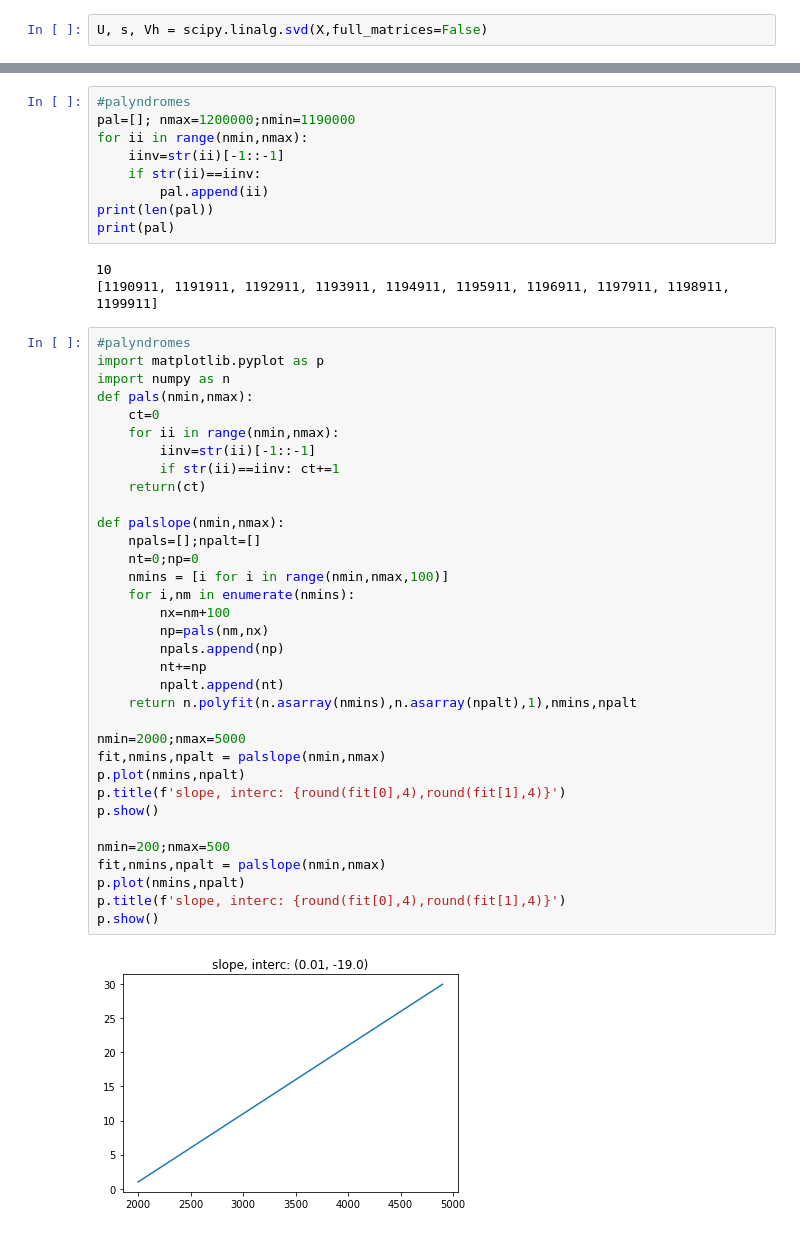
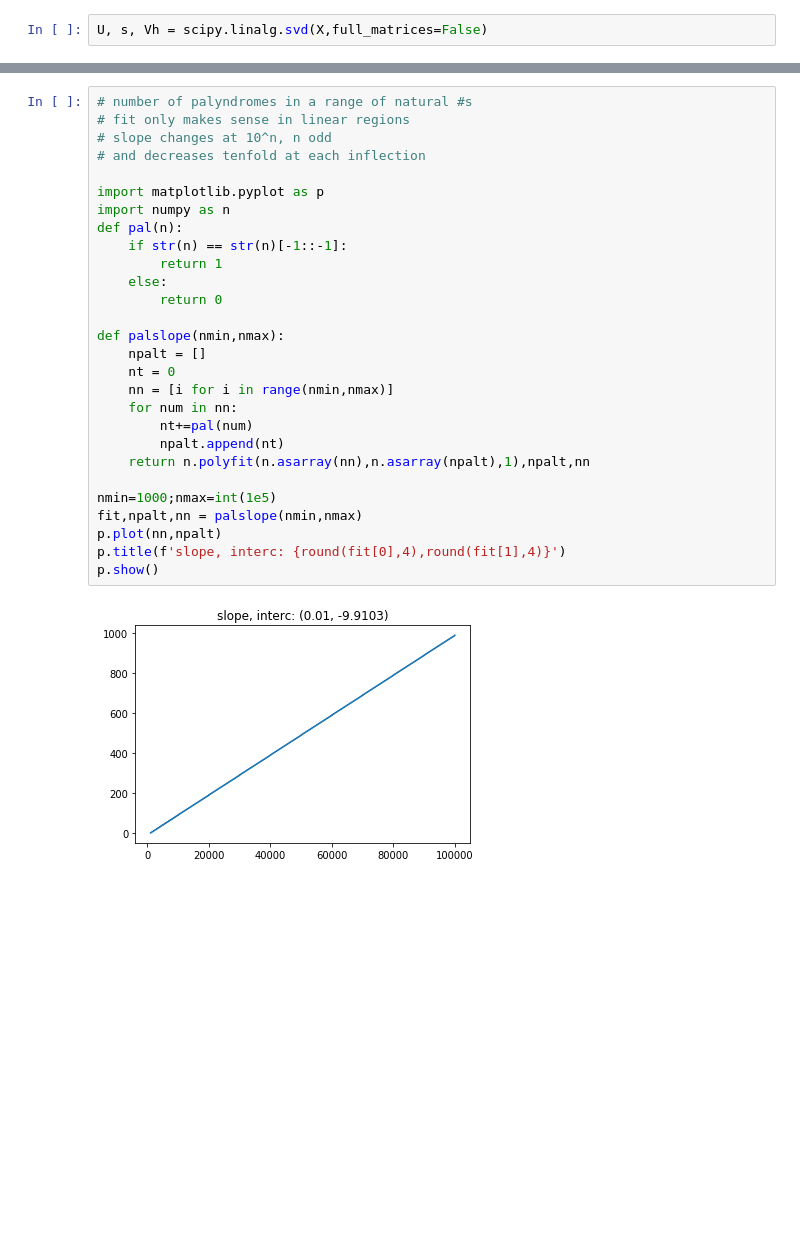
Before and after one commit to vfiore/100DOC, a Jupyter notebook: 100daysofcode.ipynb, the cells around one changed output, grey strips where cells are left out. Drawn from its saved outputs; the diff is of its cells as text; blank space fills up the shorter version.

```diff
--- a/100daysofcode.ipynb
+++ b/100daysofcode.ipynb
@@ -1119,48 +1113,30 @@ anna is palyndrome: anna
-# %%
-#palyndromes
-pal=[]; nmax=1200000;nmin=1190000
-for ii in range(nmin,nmax):
-    iinv=str(ii)[-1::-1]
-    if str(ii)==iinv:
-        pal.append(ii)
-print(len(pal))
-print(pal)
-# %% [output]
-10
-[1190911, 1191911, 1192911, 1193911, 1194911, 1195911, 1196911, 1197911, 1198911, 1199911]
 # %%
-#palyndromes
+# number of palyndromes in a range of natural #s
+# fit only makes sense in linear regions
+# slope changes at 10^n, n odd
+# and decreases tenfold at each inflection
+
 import matplotlib.pyplot as p
 import numpy as n
-def pals(nmin,nmax):
-    ct=0
-    for ii in range(nmin,nmax):
-        iinv=str(ii)[-1::-1]
-        if str(ii)==iinv: ct+=1
-    return(ct)
+def pal(n):
+    if str(n) == str(n)[-1::-1]:
+        return 1
+    else:
+        return 0
 
 def palslope(nmin,nmax):
-    npals=[];npalt=[]
-    nt=0;np=0
-    nmins = [i for i in range(nmin,nmax,100)]
-    for i,nm in enumerate(nmins):
-        nx=nm+100
-        np=pals(nm,nx)
-        npals.append(np)
-        nt+=np
+    npalt = []
+    nt = 0
+    nn = [i for i in range(nmin,nmax)]
+    for num in nn:
+        nt+=pal(num)
         npalt.append(nt)
-    return n.polyfit(n.asarray(nmins),n.asarray(npalt),1),nmins,npalt
+    return n.polyfit(n.asarray(nn),n.asarray(npalt),1),npalt,nn
 
-nmin=2000;nmax=5000
-fit,nmins,npalt = palslope(nmin,nmax)
-p.plot(nmins,npalt)
+nmin=1000;nmax=int(1e5)
+fit,npalt,nn = palslope(nmin,nmax)
+p.plot(nn,npalt)
 p.title(f'slope, interc: {round(fit[0],4),round(fit[1],4)}')
 p.show()
-
-nmin=200;nmax=500
-fit,nmins,npalt = palslope(nmin,nmax)
-p.plot(nmins,npalt)
-p.title(f'slope, interc: {round(fit[0],4),round(fit[1],4)}')
-p.show()
 # %% [output]
-[figure, old version]
+[figure, new version]
```
Also changed, not shown: parts of 4 cells of this notebook.
